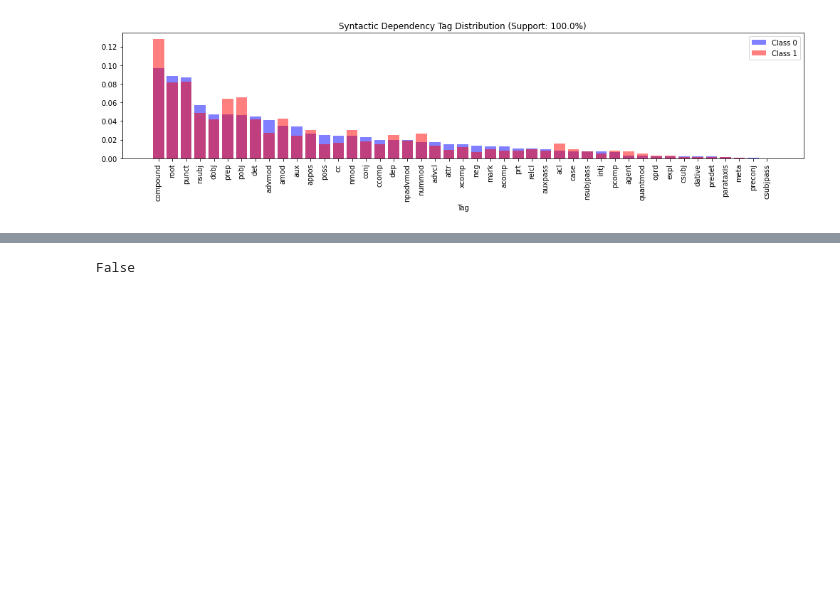
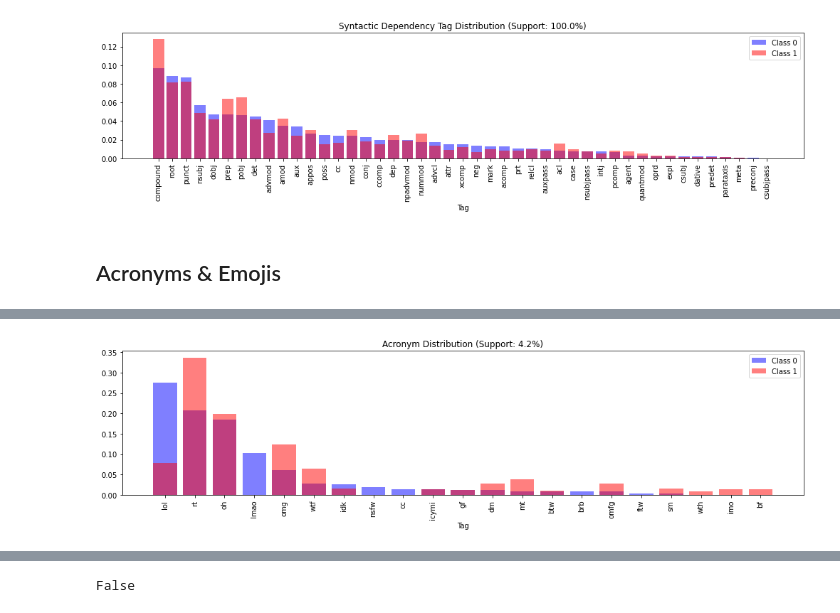
Before and after one commit to cakiki/disaster-tweets, a Jupyter notebook: notebooks/presentation.ipynb, the cells around one changed output, grey strips where cells are left out. Saved outputs shown, nothing was run; the diff lists cells and outputs as text; code cells hidden in the pictures; blank space fills up the shorter version.

Commit message:
Setup presentation slides for meta-level features

```diff
--- a/notebooks/presentation.ipynb
+++ b/notebooks/presentation.ipynb
@@ -212,3 +212,13 @@ plt.tight_layout()
 # %% [output]
 [interactive output not drawn]
 [figure]
+# %% [markdown]
+## Acronyms & Emojis
+# %%
+hide_code_in_slideshow()
+
+acro_vectorizer = mf.AcronymCountVectorizer()
+plt.figure(figsize=(14, 4))
+plot_count_vec_bars(X_sp, acro_vectorizer, 'Acronym Distribution', exclude=['NO_ACRONYM'])
+plt.tight_layout()
+# %% [output]
@@ -214,0 +226 @@ plt.tight_layout()
+[figure, added]
```
Also changed, not shown: parts of 18 cells of this notebook, 3 other files.
